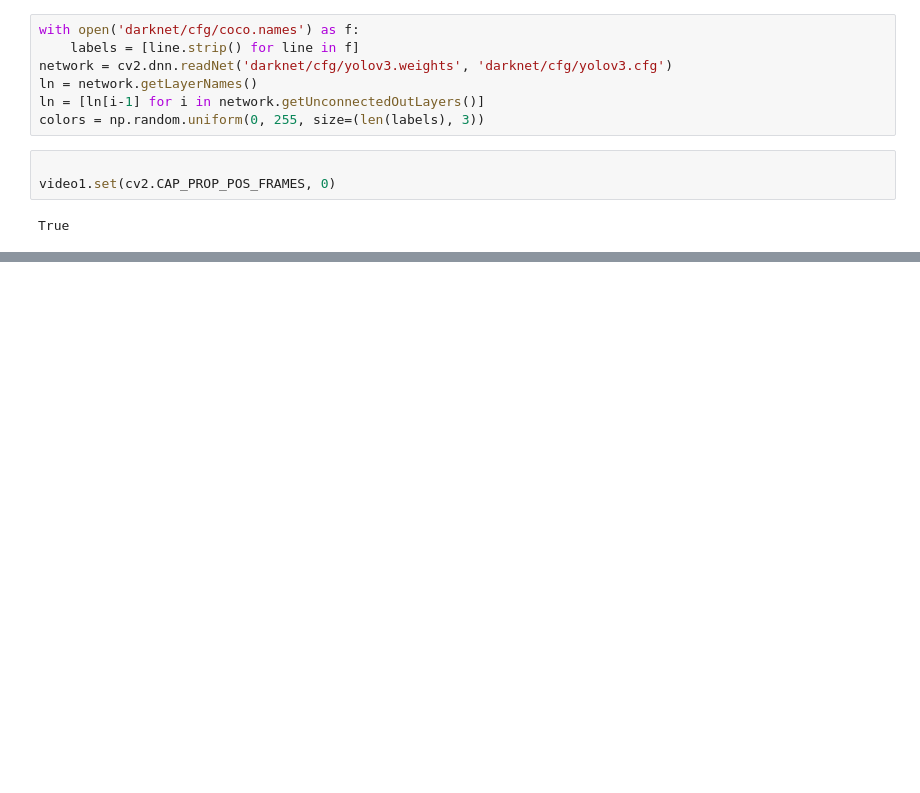
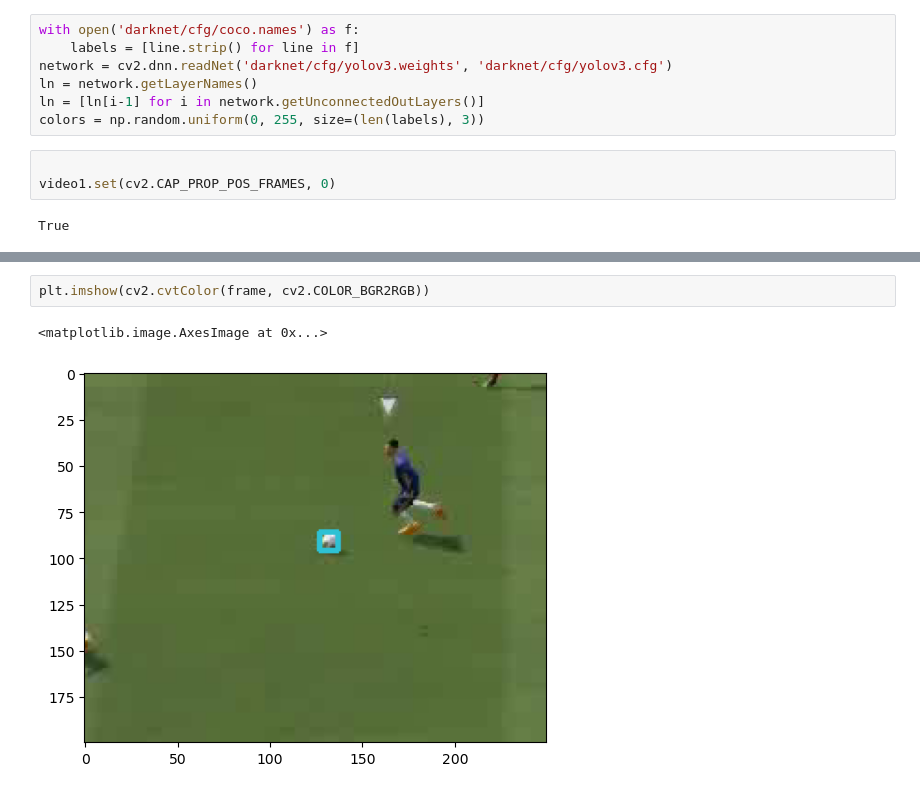
Before and after one commit to Wootack/22A_CV_Project_Team4, a Jupyter notebook: test.ipynb, the cells around one changed output, grey strips where cells are left out. Drawn from its saved outputs; the diff is of its cells as text; blank space fills up the shorter version.

```diff
--- a/test.ipynb
+++ b/test.ipynb
@@ -76,0 +78,5 @@ while True:
+# %%
+plt.imshow(cv2.cvtColor(frame, cv2.COLOR_BGR2RGB))
+# %% [output]
+<matplotlib.image.AxesImage at 0x...>
+[figure, added]
```
Also changed, not shown: parts of 15 cells of this notebook, 5 other files.
